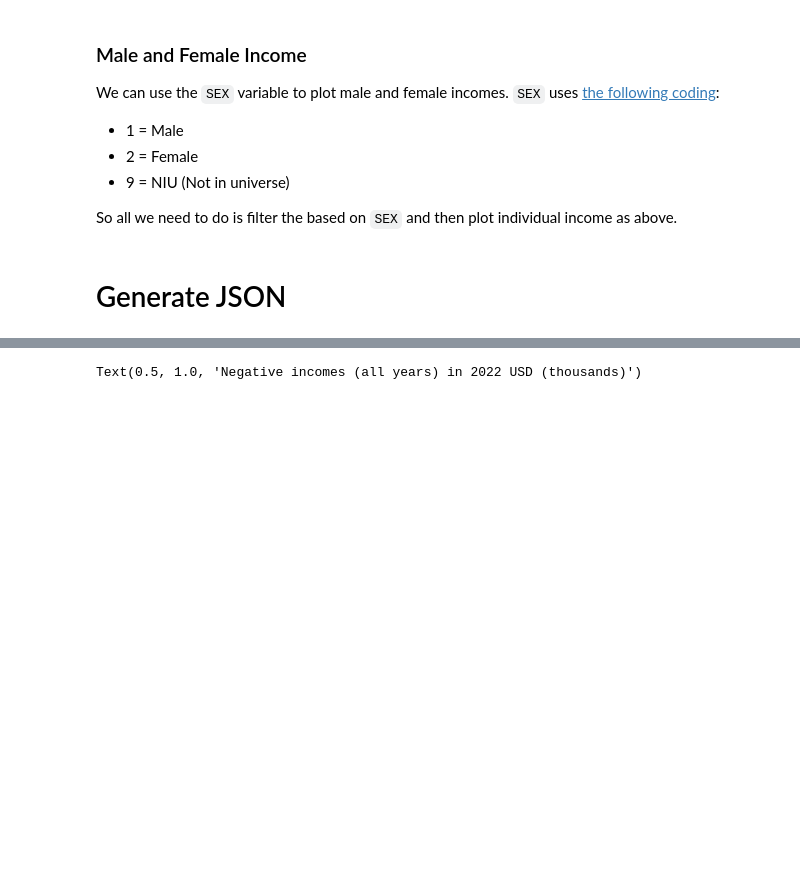
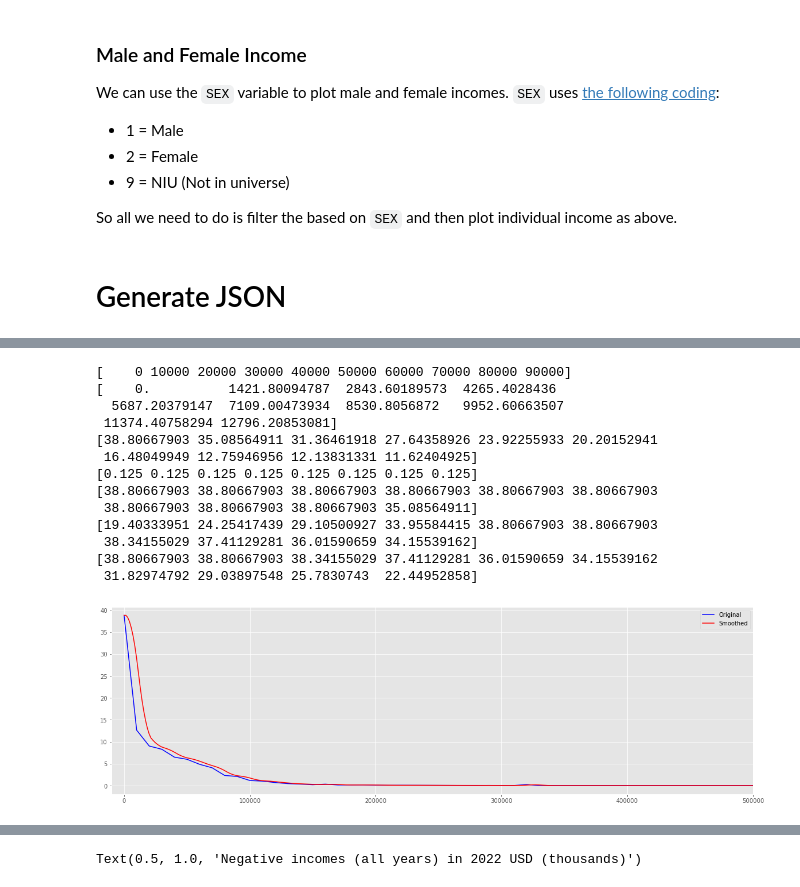
Before and after one commit to hamishhuggard/us-income-visualisations, a Jupyter notebook: create-animations.ipynb, the cells around one changed output, grey strips where cells are left out. Drawn from its saved outputs; the diff is of its cells as text; code cells hidden in the pictures; blank space fills up the shorter version.

```diff
--- a/create-animations.ipynb
+++ b/create-animations.ipynb
@@ -536,6 +610,37 @@ json_data['title'] = "Individual Income in 2022 dollars (% of individuals)"
 
 with open('./webpage/individual.json', 'w') as f:
     json.dump(json_data, f, indent=4)
+# %%
+reference_x, reference_y = smooth(bins, json_data['values'][1973], window_size=8, pad_size=8)
+
+json_data['referenceX'] = [ x_axis_stretch(x) for x in reference_x ]
+json_data['referenceY'] = list(reference_y)
+
+with open('./webpage/individual.json', 'w') as f:
+    json.dump(json_data, f, indent=4)
+
+# Plotting
+plt.figure(figsize=(20, 6))
+plt.plot(bins, json_data['values'][1973], label='Original', color='blue')
+plt.xlim([-1e4,5e5])
+plt.plot(reference_x, reference_y, label='Smoothed', color='red')  # Plot smoothed data with interpolated x
+plt.legend()
+plt.show()
+# %% [output]
+[    0 10000 20000 30000 40000 50000 60000 70000 80000 90000]
+[    0.          1421.80094787  2843.60189573  4265.4028436
+  5687.20379147  7109.00473934  8530.8056872   9952.60663507
+ 11374.40758294 12796.20853081]
+[38.80667903 35.08564911 31.36461918 27.64358926 23.92255933 20.20152941
+ 16.48049949 12.75946956 12.13831331 11.62404925]
+[0.125 0.125 0.125 0.125 0.125 0.125 0.125 0.125]
+[38.80667903 38.80667903 38.80667903 38.80667903 38.80667903 38.80667903
+ 38.80667903 38.80667903 38.80667903 35.08564911]
+[19.40333951 24.25417439 29.10500927 33.95584415 38.80667903 38.80667903
+ 38.34155029 37.41129281 36.01590659 34.15539162]
+[38.80667903 38.80667903 38.34155029 37.41129281 36.01590659 34.15539162
+ 31.82974792 29.03897548 25.7830743  22.44952858]
+[figure, added]
 # %%
 json_data = get_distplot_json(
     data=female_data,
```
Also changed, not shown: parts of 25 cells of this notebook, 6 other files.
